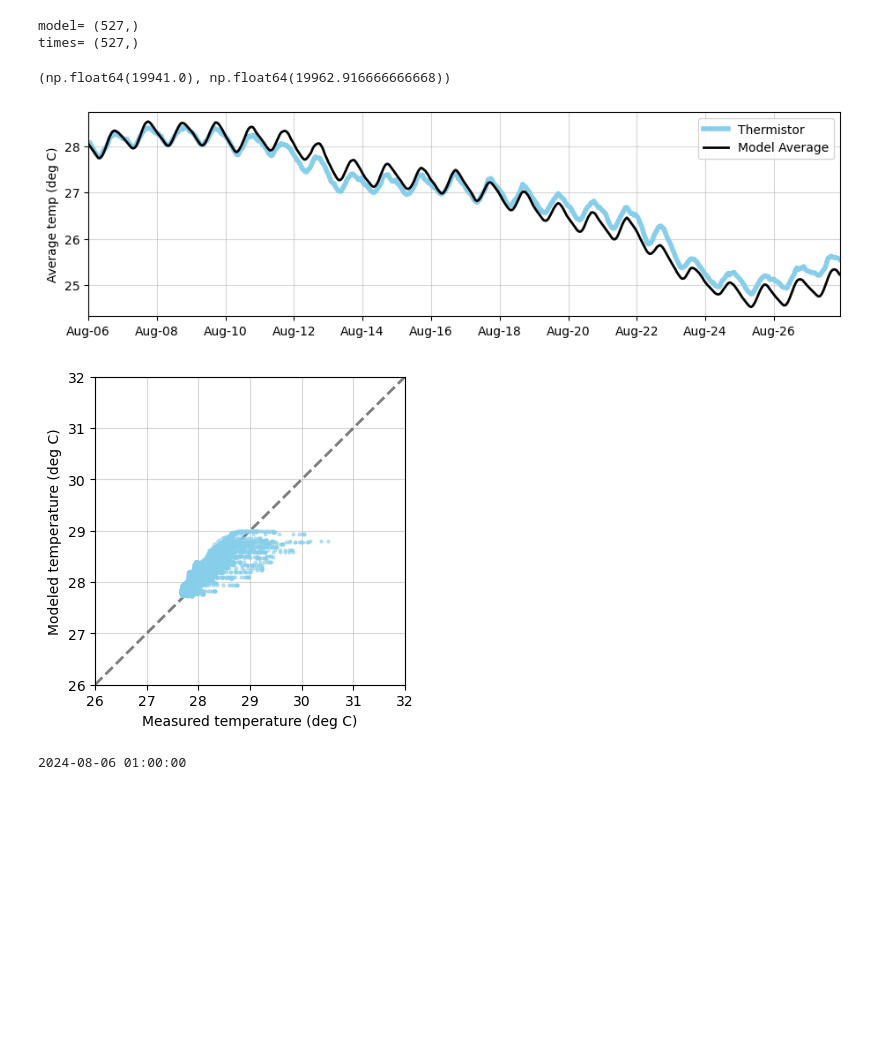
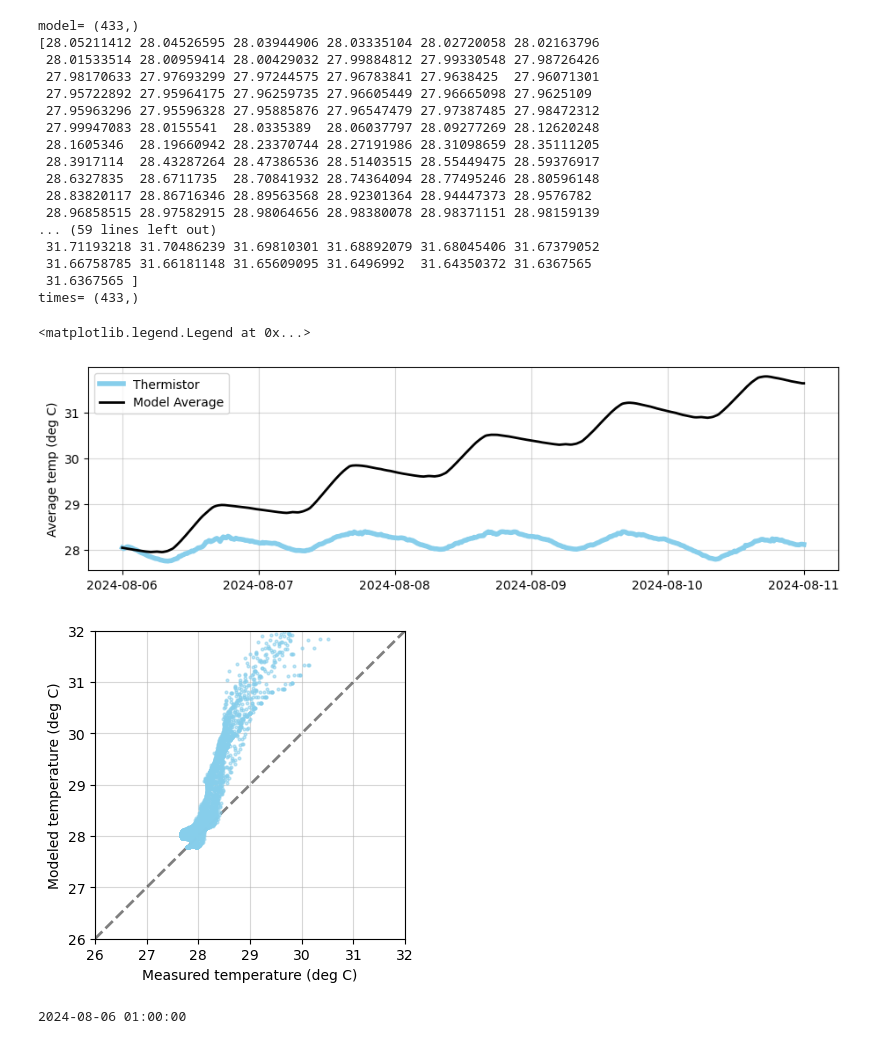
Before and after one commit to sienna-white/1D_JL_Turbulence_Model, a Jupyter notebook: validate_heat_flux.ipynb, the cells around one changed output. Cells and saved outputs as stored; diff of their text form; code cells hidden in the pictures; blank space fills up the shorter version.

```diff
--- a/validate_heat_flux.ipynb
+++ b/validate_heat_flux.ipynb
@@ -8,14 +8,16 @@ import matplotlib.dates as mdates
 start_day = 6
 end_day   = 30
 dt = 10
-isave = 360 # 6
+isave = 100 #360 # 6
 start_date = "2024-08-%02d 00:00" % start_day
 end_date   = "2024-08-%02d 00:00" % end_day
 
 
 dates = pd.date_range(start_date, end_date, freq="%ds" % dt)
 
-model = xr.open_dataset("2024_June20.nc")
+model = xr.open_dataset("2024_heat_flux.nc")
+
+# model.isel(time=-1).values = model.isel(time=-2).values
 
 nt = len(model.time.values)
 times = dates[::isave]
@@ -48,29 +50,46 @@ DatetimeIndex(['2024-08-06 00:00:00', '2024-08-06 01:00:00',
 # %%
 model_av = model.C.mean(dim='z').values
+model_av[-1] = model_av[-2]  # Fix last value to match thermistor length
 
 print("model=", model_av.shape)
+print(model_av)
 print("times=", times.shape)
 thermistor_av = thermistor.mean(axis=1).values
 
 
 fig = plt.figure(figsize=(11, 3))
 ax = fig.add_subplot(111)
 plt.plot(thermistor.index, thermistor_av, label="Thermistor", color='skyblue', linewidth=4)
 plt.plot(times, model_av, label="Model Average", color='black', linewidth=2)
 ax.grid(alpha=0.5)
 ax.set_ylabel("Average temp (deg C)")
 ax.legend()
-ax.xaxis.set_major_locator(mdates.DayLocator(interval=2))
-ax.xaxis.set_major_formatter(mdates.DateFormatter('%b-%d'))
-ax.set_xlim(thermistor.index[0], thermistor.index[-1])
+# ax.xaxis.set_major_locator(mdates.DayLocator(interval=1))
+# ax.xaxis.set_major_formatter(mdates.DateFormatter('%b-%d'))
+# ax.set_xlim(thermistor.index[0], thermistor.index[40])
 
 
 # print(model_av)
 # %% [output]
-model= (527,)
-times= (527,)
+model= (433,)
+[28.05211412 28.04526595 28.03944906 28.03335104 28.02720058 28.02163796
+ 28.01533514 28.00959414 28.00429032 27.99884812 27.99330548 27.98726426
+ 27.98170633 27.97693299 27.97244575 27.96783841 27.9638425  27.96071301
+ 27.95722892 27.95964175 27.96259735 27.96605449 27.96665098 27.9625109
+ 27.95963296 27.95596328 27.95885876 27.96547479 27.97387485 27.98472312
+ 27.99947083 28.0155541  28.0335389  28.06037797 28.09277269 28.12620248
+ 28.1605346  28.19660942 28.23370744 28.27191986 28.31098659 28.35111205
+ 28.3917114  28.43287264 28.47386536 28.51403515 28.55449475 28.59376917
+ 28.6327835  28.6711735  28.70841932 28.74364094 28.77495246 28.80596148
+ 28.83820117 28.86716346 28.89563568 28.92301364 28.94447373 28.9576782
+ 28.96858515 28.97582915 28.98064656 28.98380078 28.98371151 28.98159139
+... (59 lines left out)
+ 31.71193218 31.70486239 31.69810301 31.68892079 31.68045406 31.67379052
+ 31.66758785 31.66181148 31.65609095 31.6496992  31.64350372 31.6367565
+ 31.6367565 ]
+times= (433,)
-(np.float64(19941.0), np.float64(19962.916666666668))
+<matplotlib.legend.Legend at 0x...>
-[figure, old version]
+[figure, new version]
 # %%
 fig = plt.figure(figsize=(4, 4))
 ax = fig.add_subplot(111)
@@ -85,7 +104,7 @@ ax.set_xlabel("Measured temperature (deg C)")
 ax.set_ylabel("Modeled temperature (deg C)")
 ax.grid(alpha=0.5)
 # %% [output]
-[figure, old version]
+[figure, new version]
 # %%
 # rmse = []
 # for i in range(1, nt-10):
```
Also changed, not shown: parts of 1 cell of this notebook, 6 other files.
